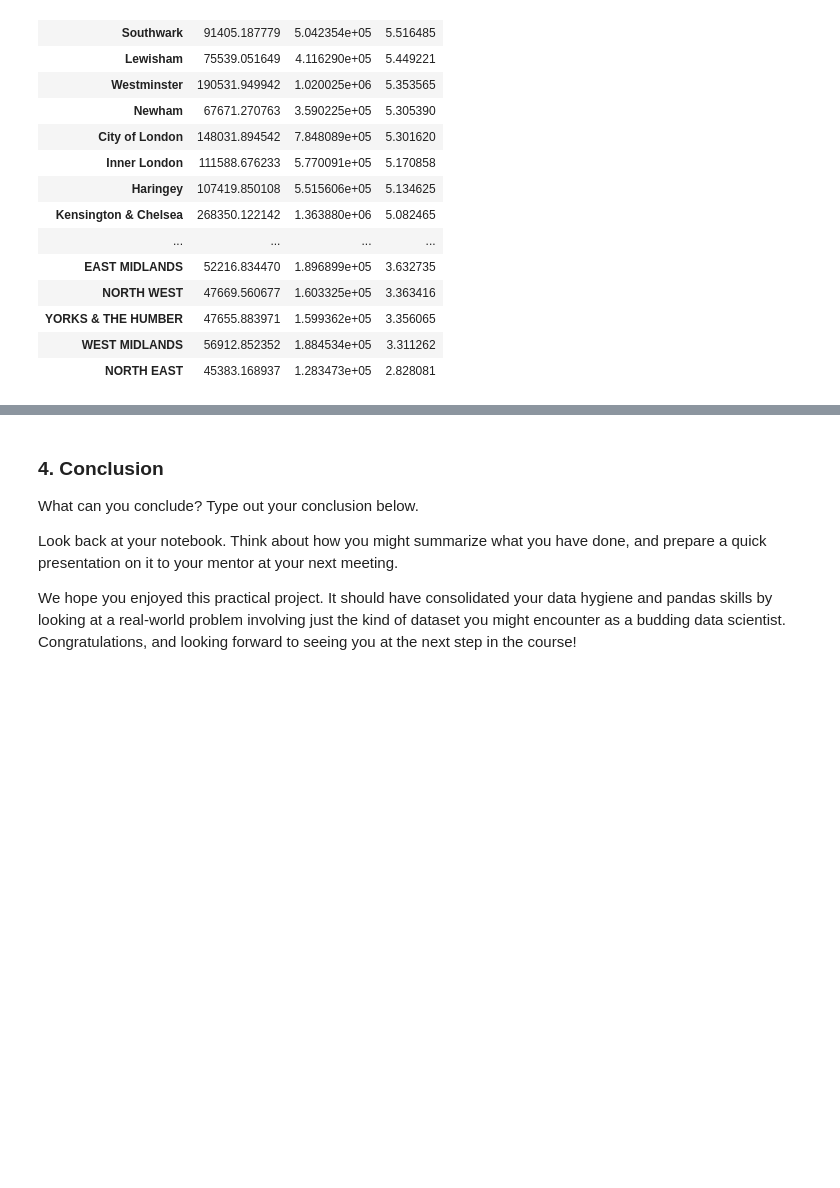
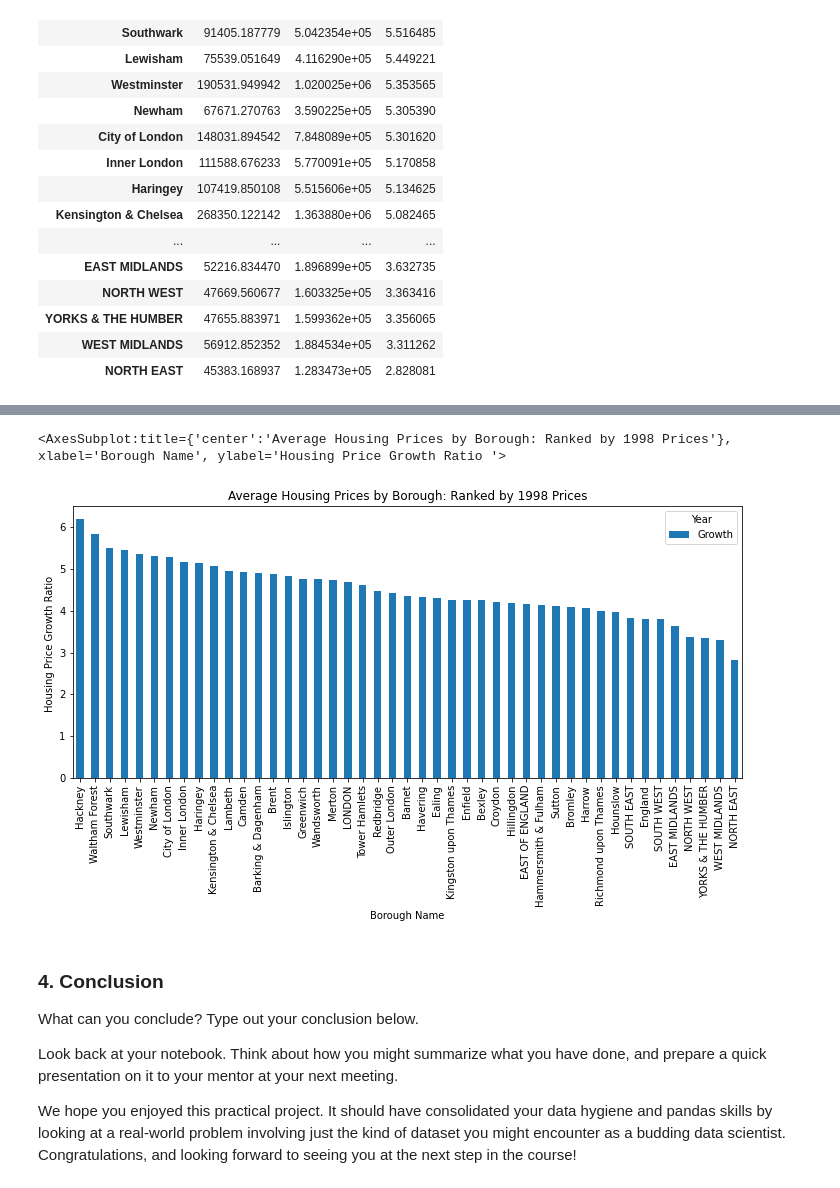
Before and after one commit to admveen/SpringBoard-Week4, a Jupyter notebook: LondonHousingDataClean.ipynb, the cells around one changed output, grey strips where cells are left out. Saved outputs shown, nothing was run; the diff lists cells and outputs as text; code cells hidden in the pictures; blank space fills up the shorter version.

```diff
--- a/LondonHousingDataClean.ipynb
+++ b/LondonHousingDataClean.ipynb
@@ -385,3 +457,8 @@ HousingGrowth
+# %%
+HousingGrowth['Average Price'][['Growth']].plot(kind = 'bar', ylabel = 'Housing Price Growth Ratio ', title = 'Average Housing Prices by Borough: Ranked by 1998 Prices', figsize=((12,5)) )
+# %% [output]
+<AxesSubplot:title={'center':'Average Housing Prices by Borough: Ranked by 1998 Prices'}, xlabel='Borough Name', ylabel='Housing Price Growth Ratio '>
+[figure, added]
 # %% [markdown]
 ### 4. Conclusion
 What can you conclude? Type out your conclusion below.
```
Also changed, not shown: parts of 11 cells of this notebook.
